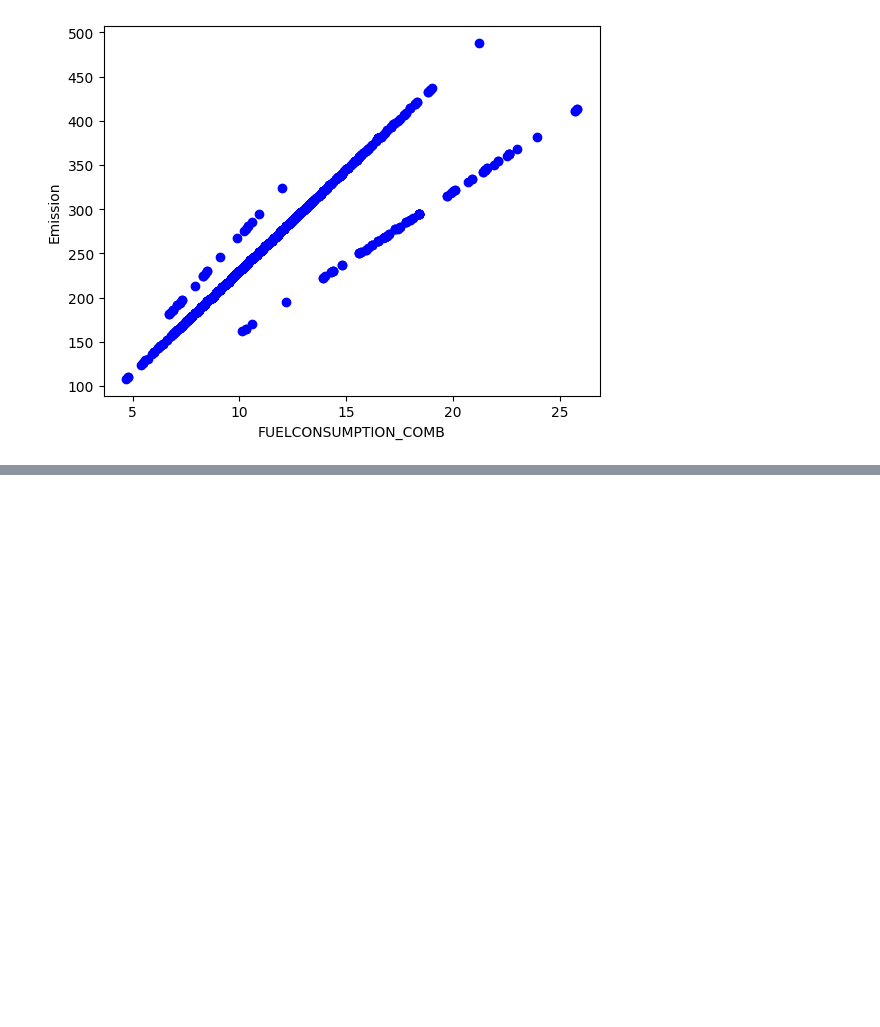
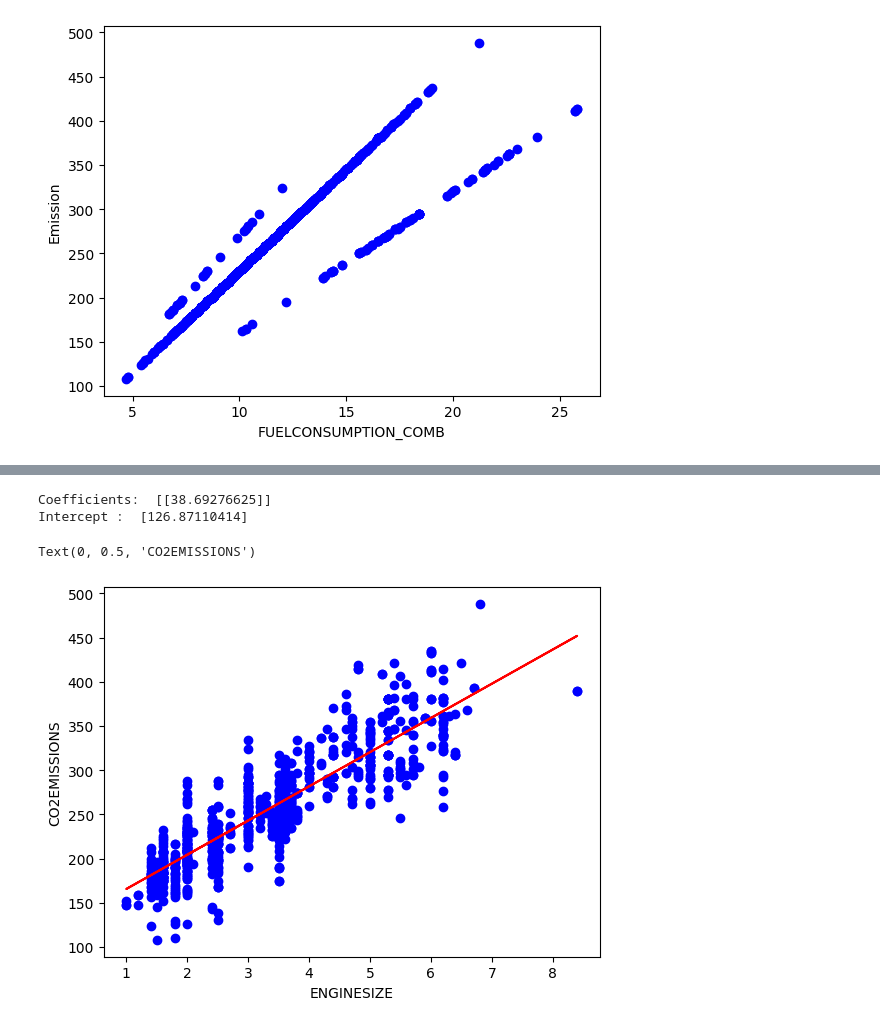
Before and after one commit to AliShamriz/Practices, a Jupyter notebook: Linear Regression 2.ipynb, the cells around one changed output, grey strips where cells are left out. Drawn from its saved outputs; the diff is of its cells as text; code cells hidden in the pictures; blank space fills up the shorter version.

```diff
--- a/Linear Regression 2.ipynb
+++ b/Linear Regression 2.ipynb
@@ -79,0 +108,19 @@ plt.show()
+# %%
+from sklearn import linear_model
+regr = linear_model.LinearRegression()
+train_x = np.asanyarray(train[['ENGINESIZE']])
+train_y = np.asanyarray(train[['CO2EMISSIONS']])
+regr.fit (train_x,train_y)
+print('Coefficients: ',regr.coef_)
+print('Intercept : ',regr.intercept_)
+# %% [output]
+Coefficients:  [[38.69276625]]
+Intercept :  [126.87110414]
+# %%
+plt.scatter(train.ENGINESIZE , train.CO2EMISSIONS ,color ='blue')
+plt.plot (train_x,regr.coef_[0][0]*train_x + regr.intercept_[0],'-r')
+plt.xlabel('ENGINESIZE')
+plt.ylabel('CO2EMISSIONS')
+# %% [output]
+Text(0, 0.5, 'CO2EMISSIONS')
+[figure, added]
```
Also changed, not shown: parts of 4 cells of this notebook.
